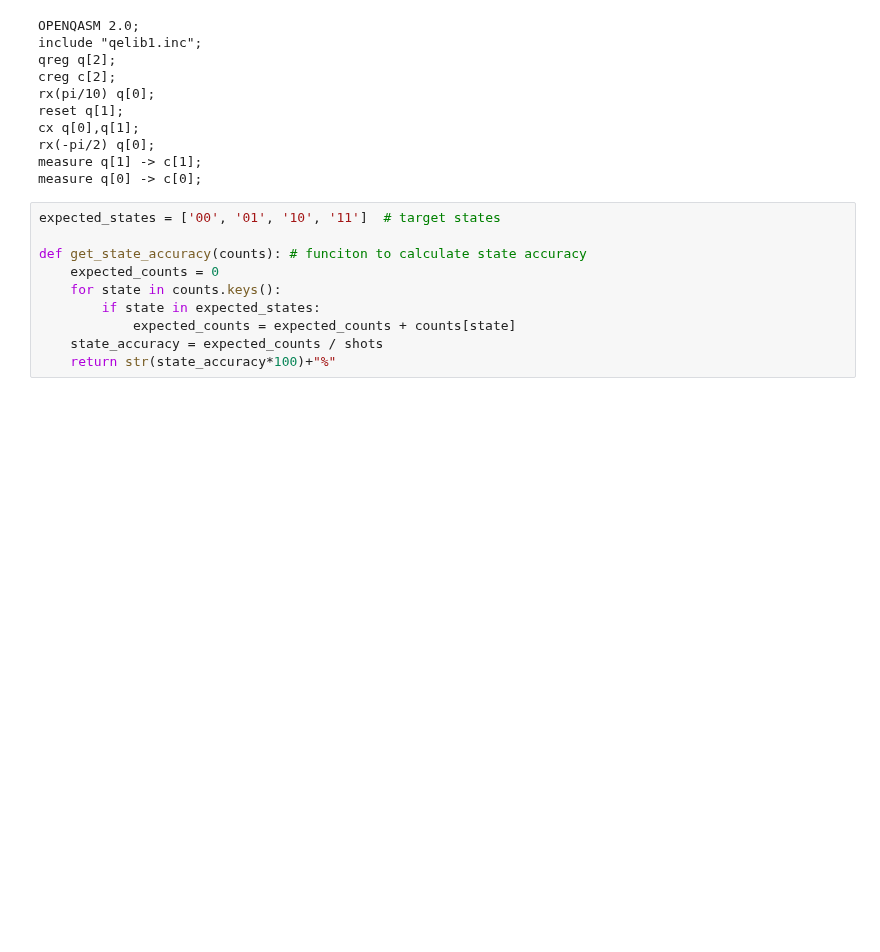
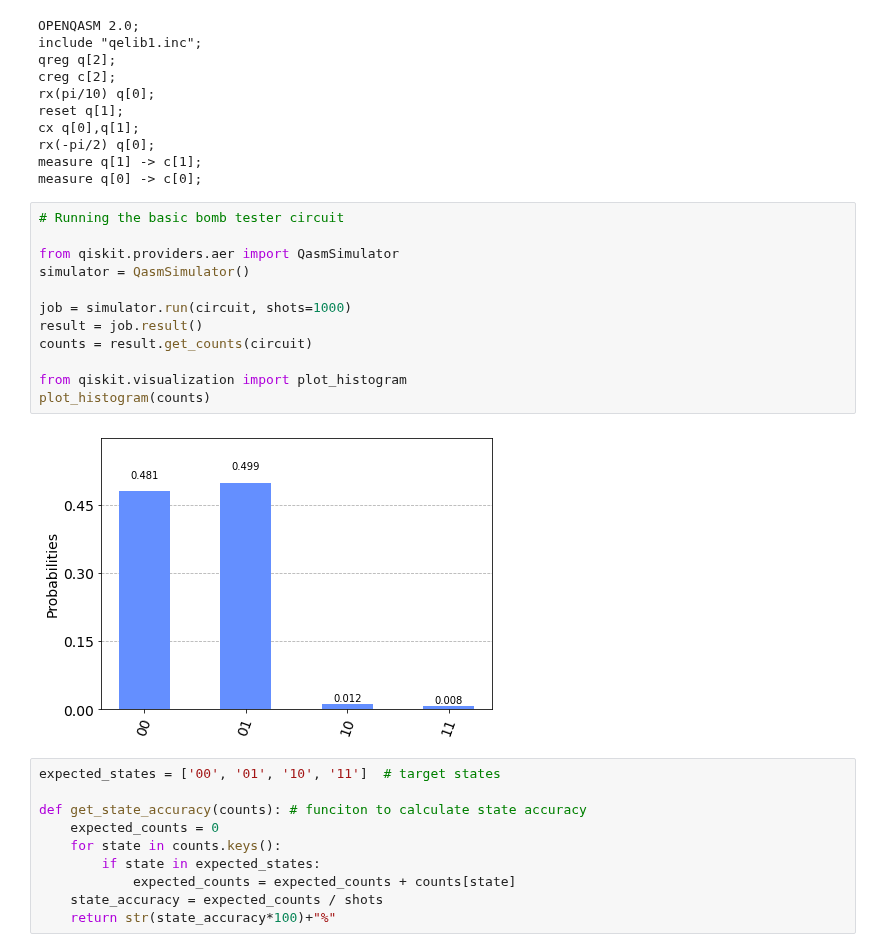
Before and after one commit to FreddyTF/QuantumBiscuit, a Jupyter notebook: Biscuit-improved.ipynb, the cells around one changed output. Saved outputs shown, nothing was run; the diff lists cells and outputs as text; blank space fills up the shorter version.

```diff
--- a/Biscuit-improved.ipynb
+++ b/Biscuit-improved.ipynb
@@ -41,6 +41,20 @@ cx q[0],q[1];
 rx(-pi/2) q[0];
 measure q[1] -> c[1];
 measure q[0] -> c[0];
+# %%
+# Running the basic bomb tester circuit
+
+from qiskit.providers.aer import QasmSimulator
+simulator = QasmSimulator()
+
+job = simulator.run(circuit, shots=1000)
+result = job.result()
+counts = result.get_counts(circuit)
+
+from qiskit.visualization import plot_histogram
+plot_histogram(counts)
+# %% [output]
+[figure, added]
 # %%
 expected_states = ['00', '01', '10', '11']  # target states
 
```
Also changed, not shown: parts of 5 cells of this notebook.
